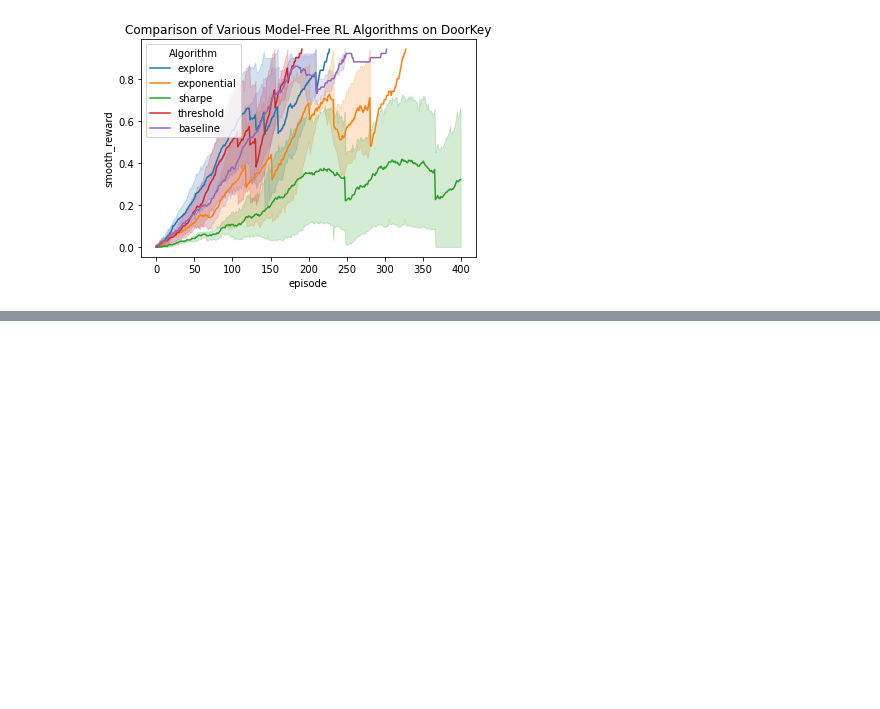
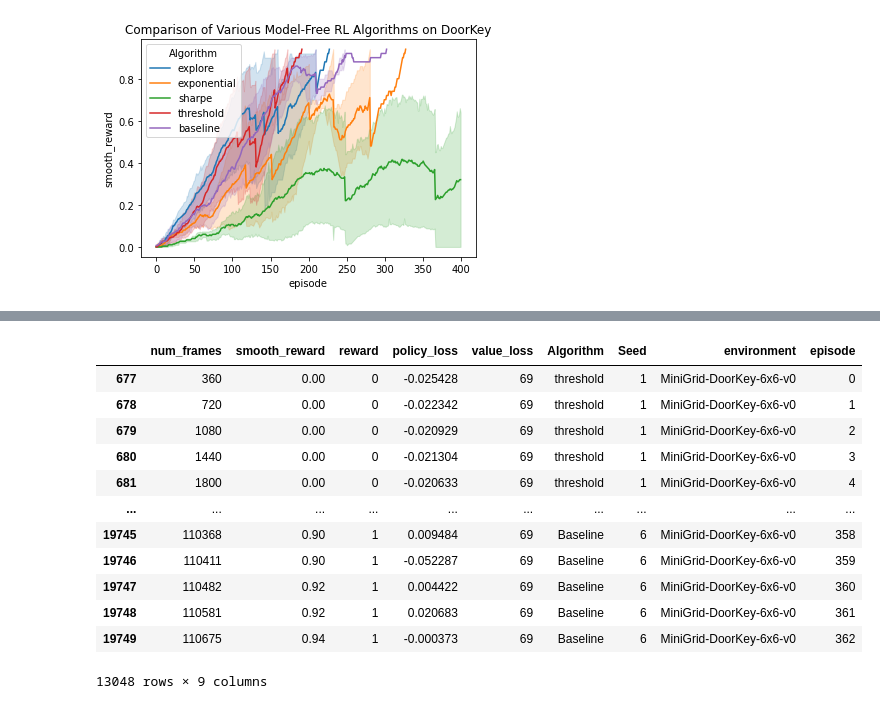
Before and after one commit to LuisCGit/6.484-reinforcement-learning, a Jupyter notebook: plotting_project.ipynb, the cells around one changed output, grey strips where cells are left out. Saved outputs shown, nothing was run; the diff lists cells and outputs as text; code cells hidden in the pictures; blank space fills up the shorter version.

```diff
--- a/plotting_project.ipynb
+++ b/plotting_project.ipynb
@@ -144,3 +211,19 @@ plt.savefig("elite.png")
+# %%
+df
+# %% [output]
+|  | num_frames | smooth_reward | reward | policy_loss | value_loss | Algorithm | Seed | environment | episode |
+| 677 | 360 | 0.00 | 0 | -0.025428 | 69 | threshold | 1 | MiniGrid-DoorKey-6x6-v0 | 0 |
+| 678 | 720 | 0.00 | 0 | -0.022342 | 69 | threshold | 1 | MiniGrid-DoorKey-6x6-v0 | 1 |
+| 679 | 1080 | 0.00 | 0 | -0.020929 | 69 | threshold | 1 | MiniGrid-DoorKey-6x6-v0 | 2 |
+| 680 | 1440 | 0.00 | 0 | -0.021304 | 69 | threshold | 1 | MiniGrid-DoorKey-6x6-v0 | 3 |
+| 681 | 1800 | 0.00 | 0 | -0.020633 | 69 | threshold | 1 | MiniGrid-DoorKey-6x6-v0 | 4 |
+| ... | ... | ... | ... | ... | ... | ... | ... | ... | ... |
+| 19745 | 110368 | 0.90 | 1 | 0.009484 | 69 | Baseline | 6 | MiniGrid-DoorKey-6x6-v0 | 358 |
+| 19746 | 110411 | 0.90 | 1 | -0.052287 | 69 | Baseline | 6 | MiniGrid-DoorKey-6x6-v0 | 359 |
+| 19747 | 110482 | 0.92 | 1 | 0.004422 | 69 | Baseline | 6 | MiniGrid-DoorKey-6x6-v0 | 360 |
+| 19748 | 110581 | 0.92 | 1 | 0.020683 | 69 | Baseline | 6 | MiniGrid-DoorKey-6x6-v0 | 361 |
+| 19749 | 110675 | 0.94 | 1 | -0.000373 | 69 | Baseline | 6 | MiniGrid-DoorKey-6x6-v0 | 362 |
+13048 rows × 9 columns
 # %%
 import matplotlib.pyplot as plt
 # %%
```
Also changed, not shown: parts of 10 cells of this notebook.
